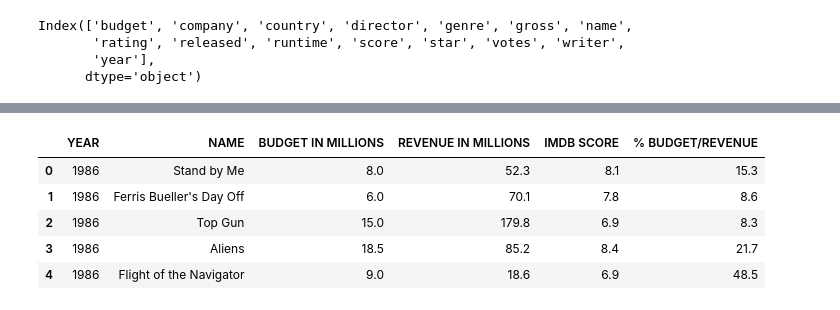
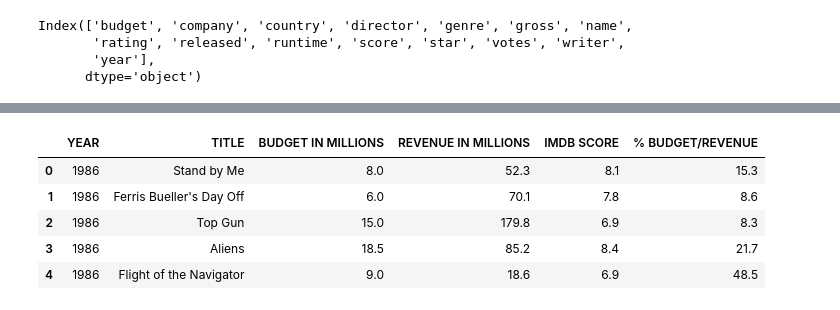
Before and after one commit to Mariehllrd/Project-Week-3-Data-Thieves, a Jupyter notebook: your-project/Movies Database Cleaning.ipynb, the cells around one changed output, grey strips where cells are left out. Drawn from its saved outputs; the diff is of its cells as text; code cells hidden in the pictures.

```diff
--- a/your-project/Movies Database Cleaning.ipynb
+++ b/your-project/Movies Database Cleaning.ipynb
@@ -17,7 +20,7 @@ original_movies_db.head()
 movies_db = original_movies_db
 # %%
 # Filtering to just get 'USA' matches
-movies_db = movies_db[(movies_db['country'] == 'USA')]
+#movies_db = movies_db[(movies_db['country'] == 'USA')]
 
 
 # Filtering to just get 'BUDGET' not equal to 0.0
@@ -34,0 +46,5 @@ movies_db.head()
+# %%
+# Exclude year nan rows
+
+movies_db = movies_db.dropna()
+movies_db.isnull().sum()
@@ -47,7 +80,7 @@ movies_db = movies_db[['year', 'name', 'budget', 'gross', 'score']]
 
 
 # Renaming the columns
-movies_db.columns = ['YEAR', 'NAME', 'BUDGET', 'REVENUE', 'IMDB SCORE']
+movies_db.columns = ['YEAR', 'TITLE', 'BUDGET', 'REVENUE', 'IMDB SCORE']
 
 movies_db
 # %% [output]
@@ -73,5 +104,6 @@ movies_db['% BUDGET/REVENUE'] = round((movies_db['BUDGET'] / movies_db['REVENUE'
 # %%
 # Converting 'YEAR' column to 'int' type
 
-movies_db['YEAR'] = movies_db['YEAR'].astype(int)
-movies_db.head()
+movies_db['YEAR'] = movies_db['YEAR'].astype('str')
+movies_db['YEAR'] = movies_db['YEAR'].apply(lambda x: x.split('.')[0])
+movies_db['YEAR'] = movies_db['YEAR'].astype('int')
@@ -96,10 +114,9 @@ movies_db.head()
 # %%
 # Renaming columns to be in millions
-
-movies_db.columns = ['YEAR', 'NAME', 'BUDGET IN MILLIONS', 'REVENUE IN MILLIONS', 'IMDB SCORE', '% BUDGET/REVENUE']
+movies_db.columns = ['YEAR', 'TITLE', 'BUDGET IN MILLIONS', 'REVENUE IN MILLIONS', 'IMDB SCORE', '% BUDGET/REVENUE']
 movies_db.head()
 # %% [output]
-|  | YEAR | NAME | BUDGET IN MILLIONS | REVENUE IN MILLIONS | IMDB SCORE | % BUDGET/REVENUE |
+|  | YEAR | TITLE | BUDGET IN MILLIONS | REVENUE IN MILLIONS | IMDB SCORE | % BUDGET/REVENUE |
 | 0 | 1986 | Stand by Me | 8.0 | 52.3 | 8.1 | 15.3 |
 | 1 | 1986 | Ferris Bueller's Day Off | 6.0 | 70.1 | 7.8 | 8.6 |
 | 2 | 1986 | Top Gun | 15.0 | 179.8 | 6.9 | 8.3 |
```
Also changed, not shown: parts of 18 cells of this notebook, 3 other files.
